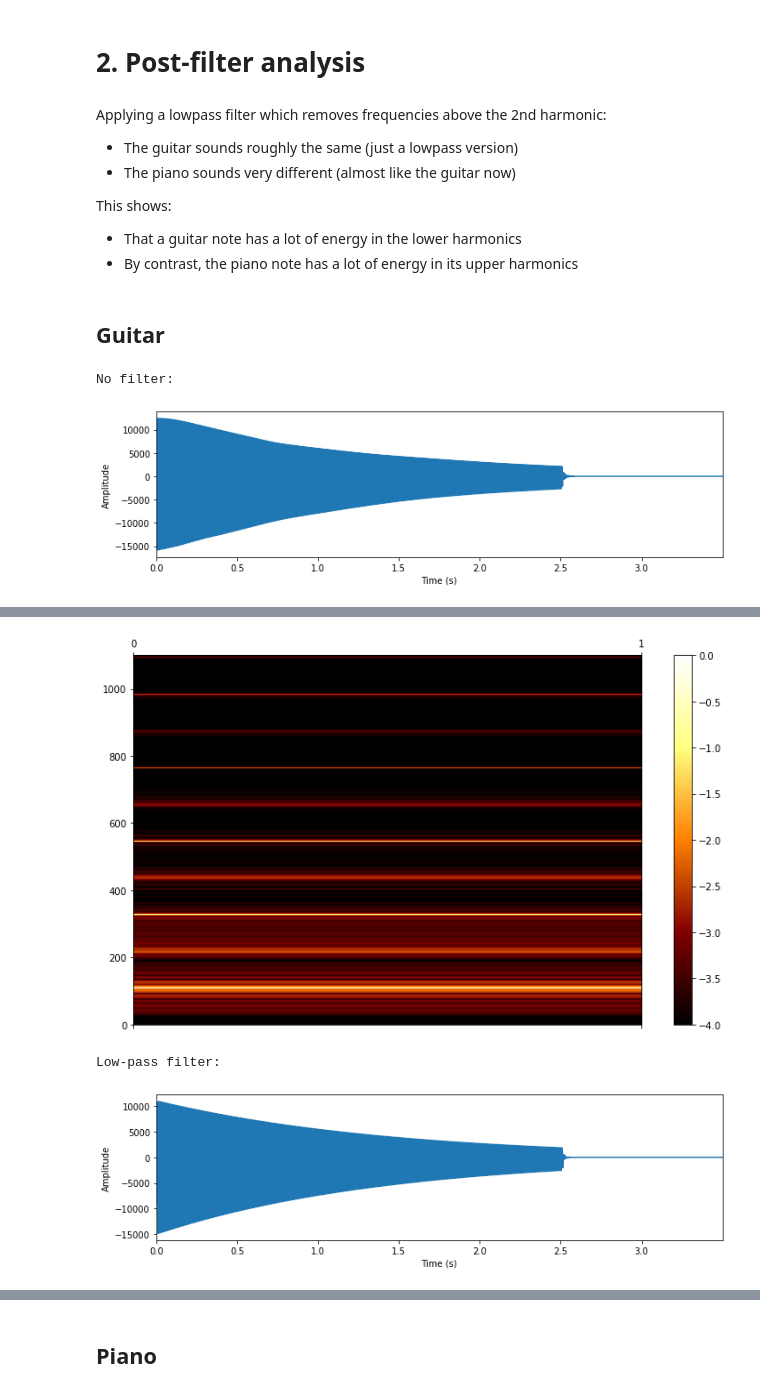
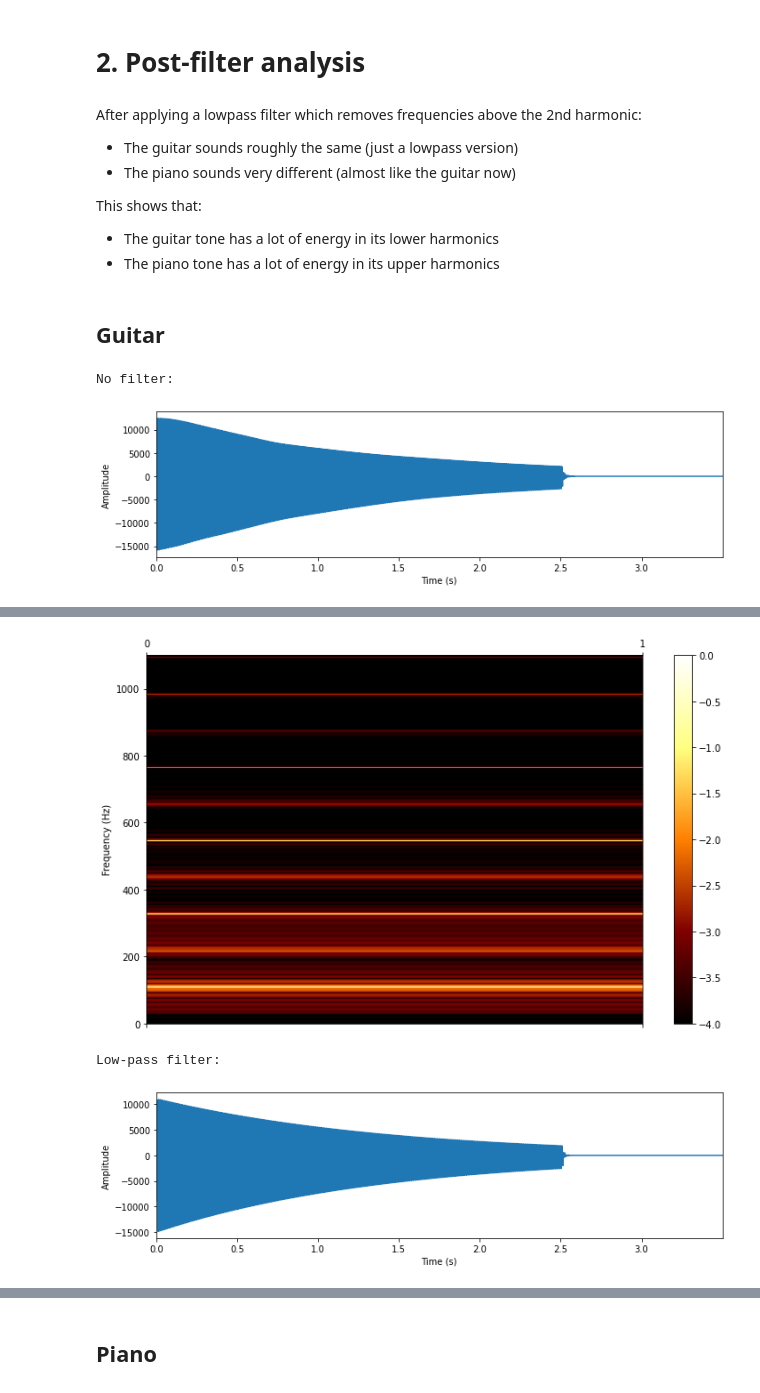
Before and after one commit to JulianFerry/deep-music, a Jupyter notebook: notebooks/spectrogram_convolution.ipynb, the cells around one changed output, grey strips where cells are left out. Drawn from its saved outputs; the diff is of its cells as text; code cells hidden in the pictures.

```diff
--- a/notebooks/spectrogram_convolution.ipynb
+++ b/notebooks/spectrogram_convolution.ipynb
@@ -225,20 +235,17 @@ The piano:
 # %%
 guitar = AudioFile('test', 'guitar_acoustic', 6)
+piano = AudioFile('train', 'keyboard_acoustic', 27)
 guitar.fundamental_freq = 110  # A2
-guitar.plot_ylim = 10 * fundamental_freq
-
-piano = AudioFile('train', 'keyboard_acoustic', 27)
 piano.fundamental_freq = 55  # A1
-piano.plot_ylim = 10 * fundamental_freq
 # %% [markdown]
 ## Guitar
 # %%
 # Guitar
 params = [
     {'start': 0, 'end': 0.1, 'time_intervals': 10, 'spec_thresh': 3.5,
-     'print': 'Guitar attack:', 'plot_ylim': None},
+     'print': 'Guitar attack:', 'plot_ylim': -1},
     {'start': 0.5, 'end': -1, 'time_intervals': 1, 'spec_thresh': 4,
-     'print': 'Guitar sustain:', 'plot_ylim': guitar.plot_ylim*2}
+     'print': 'Guitar sustain:', 'plot_ylim': guitar.fundamental_freq*10}
 ]
 for p in params:
     # Print
@@ -331,41 +338,41 @@ Piano sustain:
 # %% [markdown]
 # 2. Post-filter analysis
 # %% [markdown]
-Applying a lowpass filter which removes frequencies above the 2nd harmonic:
+After applying a lowpass filter which removes frequencies above the 2nd harmonic:
 
 - The guitar sounds roughly the same (just a lowpass version)
 - The piano sounds very different (almost like the guitar now)
 
 
-This shows:
+This shows that:
 
-- That a guitar note has a lot of energy in the lower harmonics
-- By contrast, the piano note has a lot of energy in its upper harmonics
+- The guitar tone has a lot of energy in its lower harmonics
+- The piano tone has a lot of energy in its upper harmonics
 # %% [markdown]
 ## Guitar
 # %%
 print('No filter:')
 # Load and play audio
 guitar.load_audio(start=0.5)
 guitar.plot_audio()
 guitar.play_audio()
 # Create spectrogram
 guitar.audio_to_spectrogram(spec_thresh=4)
-guitar.plot_spectrogram(guitar.spectrogram, max_freq=max_freq)
+guitar.plot_spectrogram(guitar.spectrogram)
 
 print('Low-pass filter:')
 # Load and play audio - with lowpass filter
 guitar.load_audio(start=0.5, butter=(0, 220, 'lowpass'))
 guitar.plot_audio()
 guitar.play_audio()
 # Create spectrogram
 guitar.audio_to_spectrogram(spec_thresh=4)
-guitar.plot_spectrogram(guitar.spectrogram, max_freq=max_freq)
+guitar.plot_spectrogram(guitar.spectrogram)
 # %% [output]
 No filter:
 [figure]
 [interactive output not drawn]
-[figure, old version]
+[figure, new version]
 Low-pass filter:
 [figure]
 [interactive output not drawn]
```
Also changed, not shown: parts of 9 cells of this notebook.
